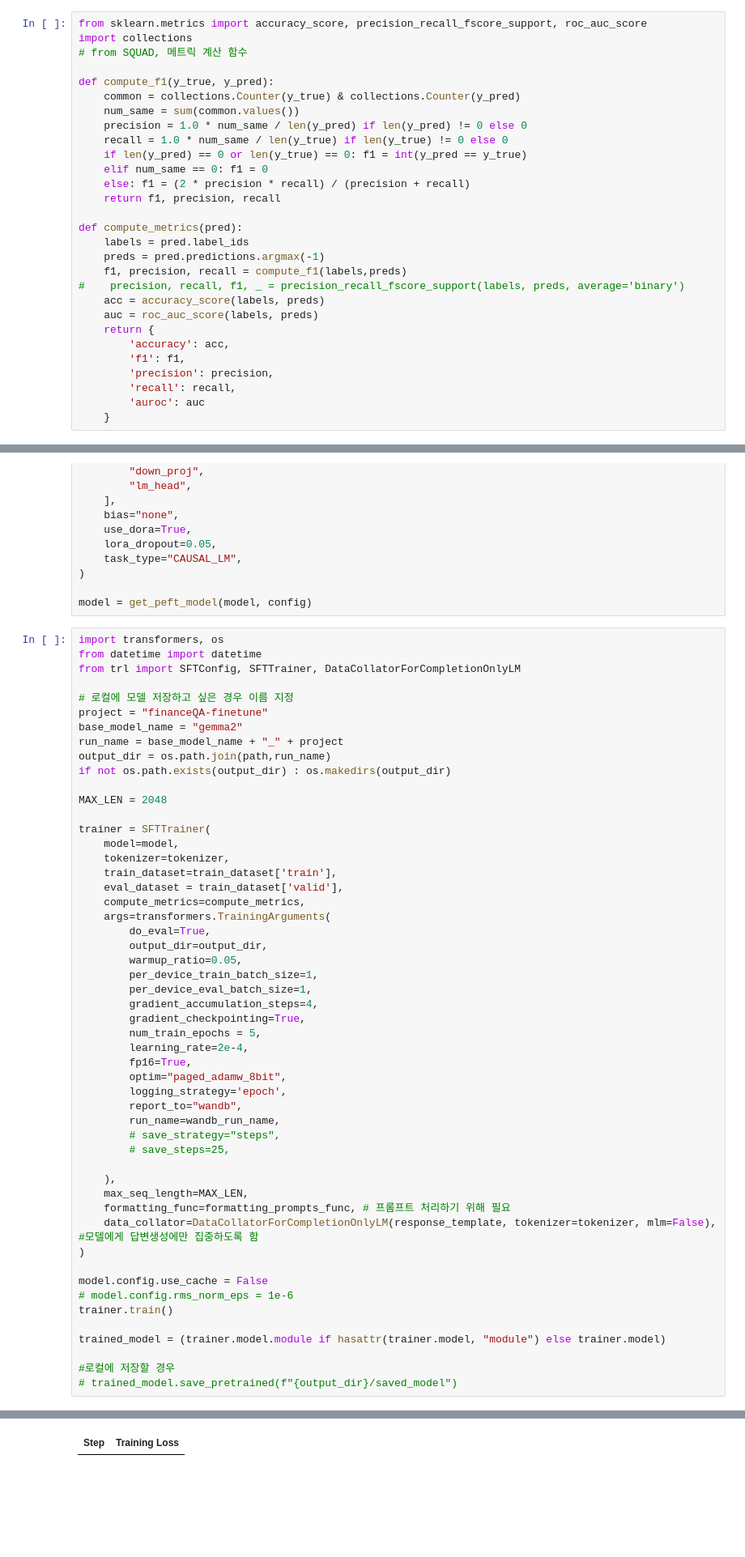
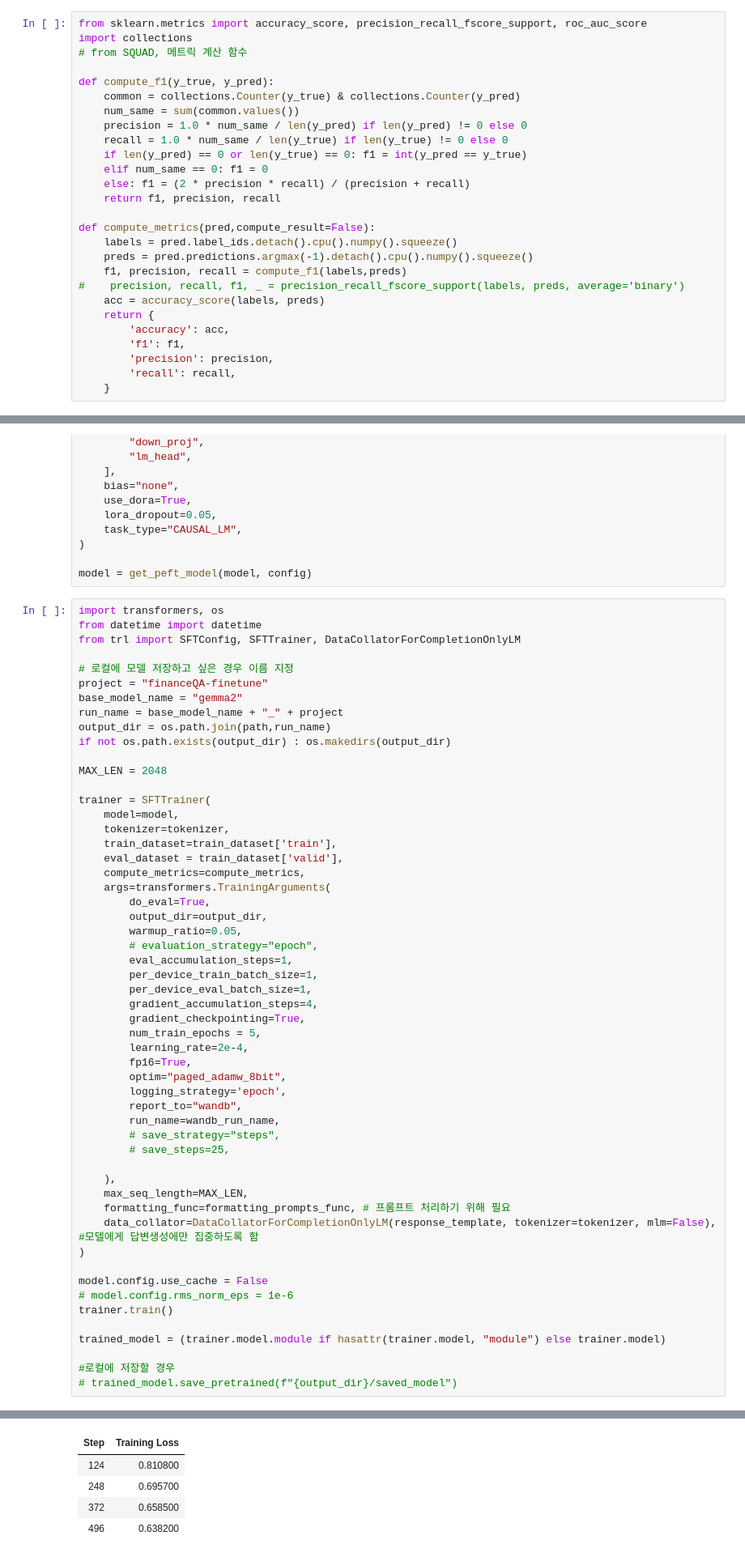
Before and after one commit to theNocturni/WASSUP-DACON-FinAI, a Jupyter notebook: code/1.train_n_inference.ipynb, the cells around one changed output, grey strips where cells are left out. Shown at 81% size. Cells and saved outputs as stored; diff of their text form; blank space fills up the shorter version.

```diff
--- a/code/1.train_n_inference.ipynb
+++ b/code/1.train_n_inference.ipynb
@@ -429,19 +429,17 @@ def compute_f1(y_true, y_pred):
     else: f1 = (2 * precision * recall) / (precision + recall)
     return f1, precision, recall
 
-def compute_metrics(pred):
-    labels = pred.label_ids
-    preds = pred.predictions.argmax(-1)
+def compute_metrics(pred,compute_result=False):
+    labels = pred.label_ids.detach().cpu().numpy().squeeze()
+    preds = pred.predictions.argmax(-1).detach().cpu().numpy().squeeze()
     f1, precision, recall = compute_f1(labels,preds)
 #    precision, recall, f1, _ = precision_recall_fscore_support(labels, preds, average='binary')
     acc = accuracy_score(labels, preds)
-    auc = roc_auc_score(labels, preds)
     return {
         'accuracy': acc,
         'f1': f1,
         'precision': precision,
         'recall': recall,
-        'auroc': auc
     }
 # %% [markdown]
 # Train & Inference with Sweep(Wandb Sweep으로 학습 및 추론)
@@ -873,6 +893,8 @@ trainer = SFTTrainer(
         do_eval=True,
         output_dir=output_dir,
         warmup_ratio=0.05,
+        # evaluation_strategy="epoch",
+        eval_accumulation_steps=1,
         per_device_train_batch_size=1,
         per_device_eval_batch_size=1,
         gradient_accumulation_steps=4,
@@ -914,4 +936,8 @@ View run at https://wandb.ai/ps4southwest/DACON_FinAI%20Sweep/runs/utxhczy8
 | Step | Training Loss |
+| 124 | 0.810800 |
+| 248 | 0.695700 |
+| 372 | 0.658500 |
+| 496 | 0.638200 |
 # %%
 # 모델 업로드
 trained_model.push_to_hub(train_name, private=True,save_embedding_layers=True)
```
Also changed, not shown: parts of 12 cells of this notebook.
